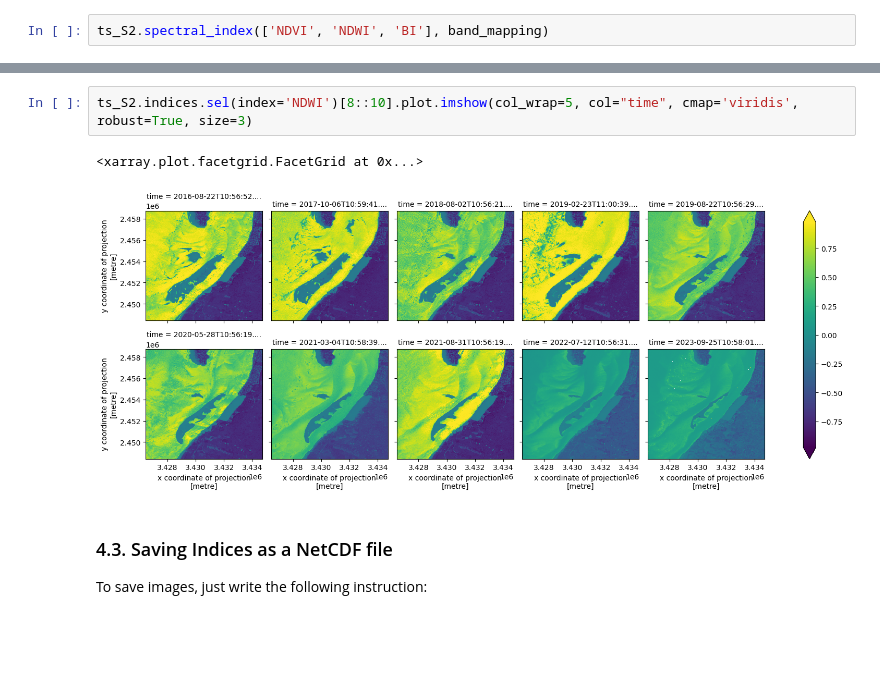
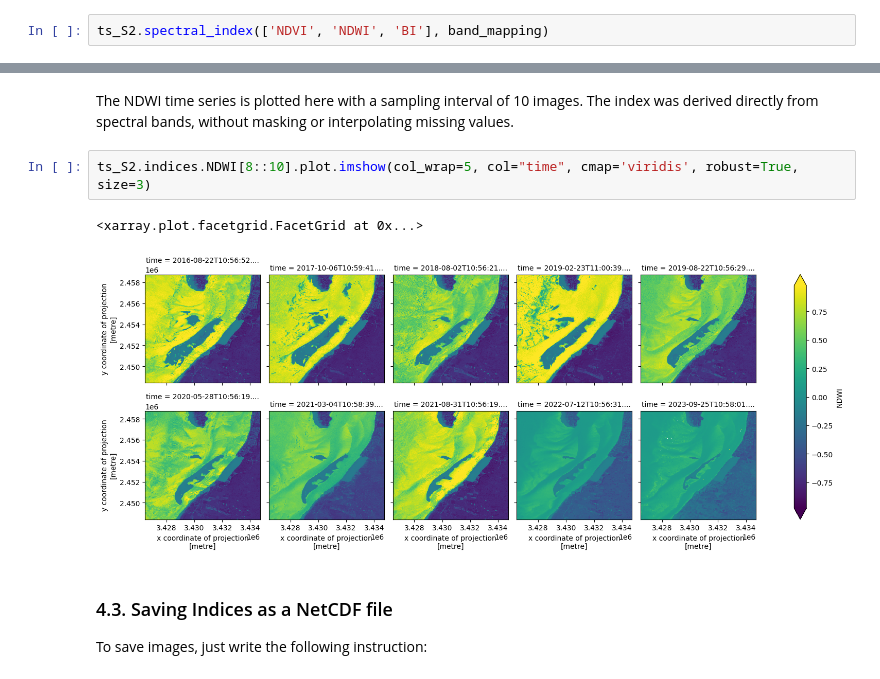
Before and after one commit to kenoz/SITS_utils, a Jupyter notebook: docs/source/tutorials/colab_sits_ex03.ipynb, the cells around one changed output, grey strips where cells are left out. Cells and saved outputs as stored; diff of their text form; blank space fills up the shorter version.

```diff
--- a/docs/source/tutorials/colab_sits_ex03.ipynb
+++ b/docs/source/tutorials/colab_sits_ex03.ipynb
@@ -359,8 +391,10 @@ Attributes: (0)
+# %% [markdown]
+The NDWI time series is plotted here with a sampling interval of 10 images. The index was derived directly from spectral bands, without masking or interpolating missing values.
 # %%
-ts_S2.indices.sel(index='NDWI')[8::10].plot.imshow(col_wrap=5, col="time", cmap='viridis', robust=True, size=3)
+ts_S2.indices.NDWI[8::10].plot.imshow(col_wrap=5, col="time", cmap='viridis', robust=True, size=3)
 # %% [output]
 <xarray.plot.facetgrid.FacetGrid at 0x...>
-[figure, old version]
+[figure, new version]
 # %% [markdown]
 ### 4.3. Saving Indices as a NetCDF file
 
```
Also changed, not shown: parts of 12 cells of this notebook, 13 other files.
